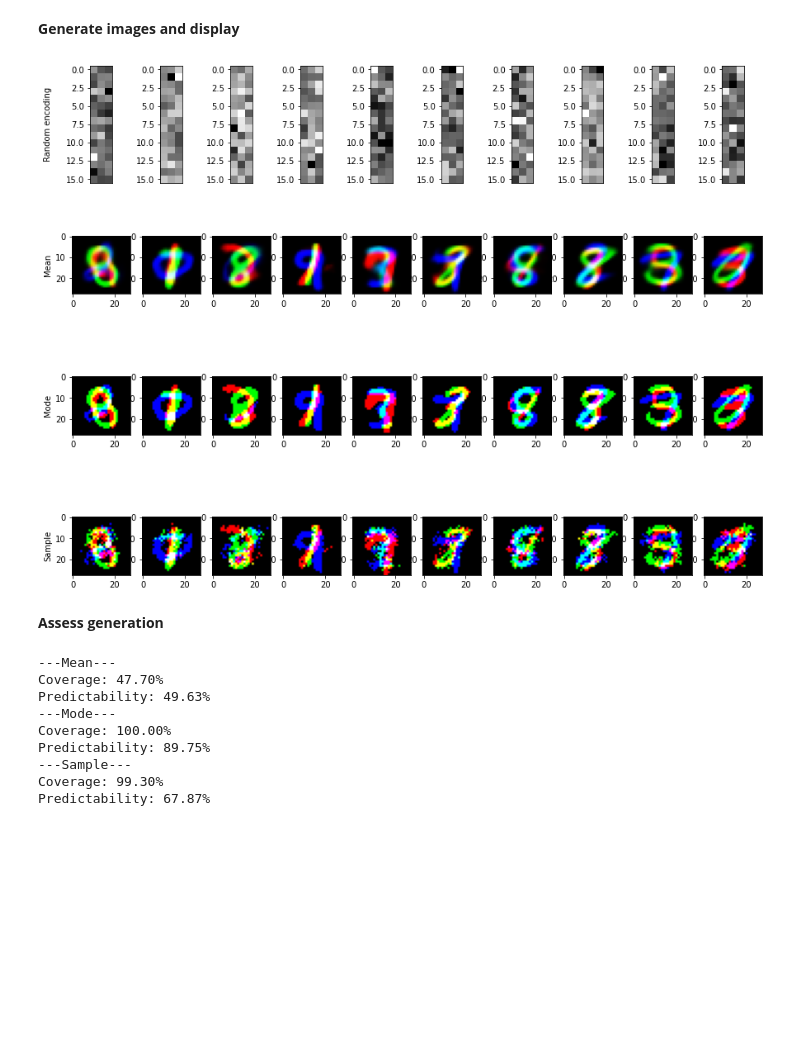
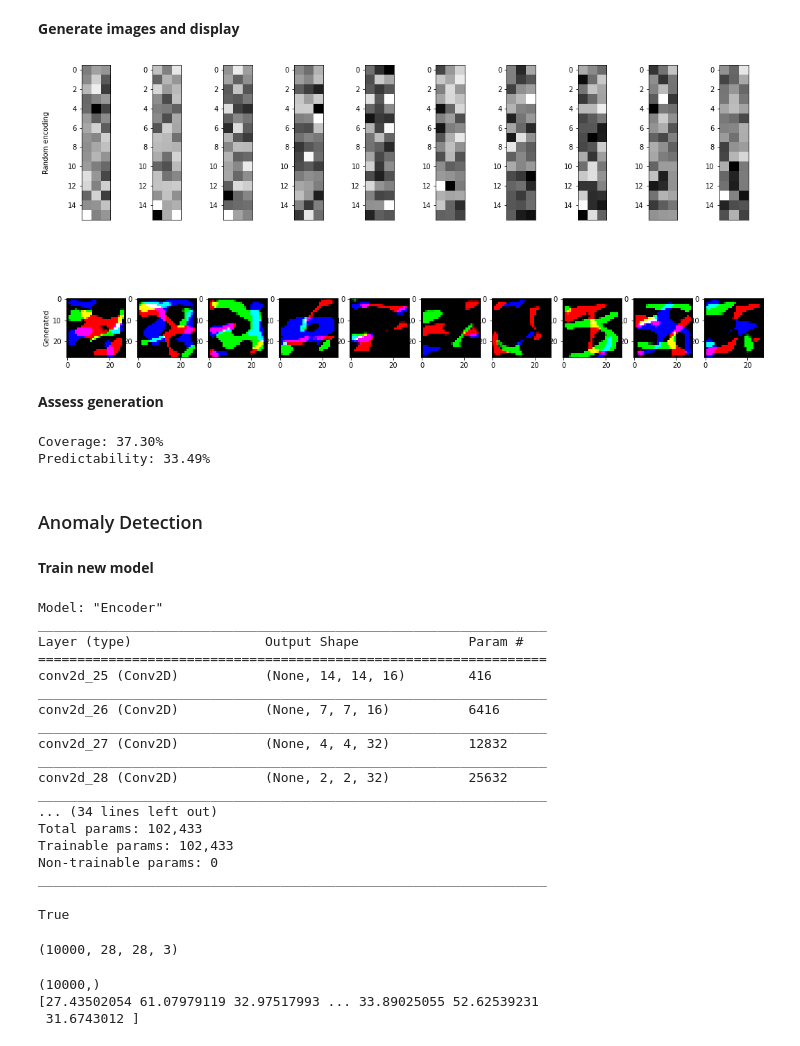
Before and after one commit to fredrvaa/Variational-Autoencoder, a Jupyter notebook: autoencoder_new.ipynb, the cells around one changed output. Drawn from its saved outputs; the diff is of its cells as text; code cells hidden in the pictures; blank space fills up the shorter version.

Commit message:
Fix ae anomaly detection

```diff
--- a/autoencoder_new.ipynb
+++ b/autoencoder_new.ipynb
@@ -141,7 +138,7 @@ generated = autoencoder.decode(z)
 # Display some generated images
 n_display = 10
 idx = np.random.choice(z.shape[0], n_display, replace=False)
-fig, ax = plt.subplots(2, n_display, figsize=(15, 6))
+fig, ax = plt.subplots(2, n_display, figsize=(18, 8))
 for i, n in enumerate(idx):
     ax[0][i].imshow(z[n], cmap='gray')
     ax[0][i].set_xticks([])
@@ -174,7 +171,7 @@ missing_gen = StackedMNISTData(mode=DataMode.MONO_BINARY_MISSING)
 # Train autoencoder
 x_train_missing, y_train_missing = missing_gen.get_full_data_set(training=True)
 
-missing_autoencoder = VariationalAutoencoder(prior_distribution, encoding_dim, x_train_missing.shape[1:3], file_name="./models/variational_missing_autoencoder/autoencoder")
+missing_autoencoder = Autoencoder(encoding_dim, x_train_missing.shape[1:3], file_name="./models/missing_autoencoder/autoencoder")
 missing_autoencoder.summary()
 missing_autoencoder.train(x_train_missing, epochs=epochs, batch_size=batch_size, force_relearn=force_relearn)
 # %% [output]
@@ -242,7 +271,7 @@ reconstructed = color_autoencoder(x_test_color)
 # Display some reconstructions
 n_display = 10
 idx = np.random.choice(x_test_color.shape[0], n_display, replace=False)
-fig, ax = plt.subplots(5, n_display, figsize=(18, 12))
+fig, ax = plt.subplots(3, n_display, figsize=(18, 9))
 for i, n in enumerate(idx):
     ax[0][i].imshow(x_test_color[n] * 255)
     ax[1][i].imshow(encoded[n], cmap='gray')
@@ -282,24 +302,24 @@ Accuracy: 81.75%
 # %% [markdown]
 **Generate images and display**
 # %%
-z = np.random.randn((n_generated, encoding_dim, 3))
+z = np.random.randn(n_generated, encoding_dim, 3)
 generated = autoencoder.decode(z)
 # %%
 # Display some generated images
 n_display = 10
 idx = np.random.choice(z.shape[0], n_display, replace=False)
-fig, ax = plt.subplots(2, n_display, figsize=(6, 12))
+fig, ax = plt.subplots(2, n_display, figsize=(18, 9))
 for i, n in enumerate(idx):
     ax[0][i].imshow(z[n], cmap='gray')
     ax[0][i].set_xticks([])
     ax[1][i].imshow(generated[n])
 
 ax[0][0].set_ylabel('Random encoding')
 ax[1][0].set_ylabel('Generated')
 fig.align_ylabels()
 plt.show()
 # %% [output]
-[figure, old version]
+[figure, new version]
 # %% [markdown]
 **Assess generation**
 # %%
@@ -309,12 +329,49 @@ pred, _ = net.check_predictability(data=generated, tolerance=.5)
 print(f"Coverage: {100*cov:.2f}%")
 print(f"Predictability: {100*pred:.2f}%")
 # %% [output]
----Mean---
-Coverage: 47.70%
-Predictability: 49.63%
----Mode---
-Coverage: 100.00%
-Predictability: 89.75%
----Sample---
-Coverage: 99.30%
-Predictability: 67.87%
+Coverage: 37.30%
+Predictability: 33.49%
+# %% [markdown]
+### Anomaly Detection
+# %% [markdown]
+**Train new model**
+# %%
+color_missing_gen = StackedMNISTData(mode=DataMode.COLOR_BINARY_MISSING)
+
+# Train autoencoder
+x_train_color_missing, y_train_color_missing = color_missing_gen.get_full_data_set(training=True)
+
+color_missing_autoencoder = Autoencoder(encoding_dim, x_train_color_missing.shape[1:3], file_name="./models/color_missing_autoencoder/autoencoder")
+color_missing_autoencoder.summary()
+color_missing_autoencoder.train(x_train_color_missing, epochs=epochs, batch_size=batch_size, force_relearn=force_relearn)
+# %% [output]
+Model: "Encoder"
+_________________________________________________________________
+Layer (type)                 Output Shape              Param #
+=================================================================
+conv2d_25 (Conv2D)           (None, 14, 14, 16)        416
+_________________________________________________________________
+conv2d_26 (Conv2D)           (None, 7, 7, 16)          6416
+_________________________________________________________________
+conv2d_27 (Conv2D)           (None, 4, 4, 32)          12832
+_________________________________________________________________
+conv2d_28 (Conv2D)           (None, 2, 2, 32)          25632
+_________________________________________________________________
+... (34 lines left out)
+Total params: 102,433
+Trainable params: 102,433
+Non-trainable params: 0
+_________________________________________________________________
+True
+# %%
+# Calculating reconstruction losses with test set with no missing digits
+loss = color_missing_autoencoder.reconstruction_loss(x_test_color)
+# %% [output]
+(10000, 28, 28, 3)
+# %%
+print(loss.shape)
+print(loss)
+# %% [output]
+(10000,)
+[27.43502054 61.07979119 32.97517993 ... 33.89025055 52.62539231
+ 31.6743012 ]
```
Also changed, not shown: parts of 14 cells of this notebook, 2 other files.
